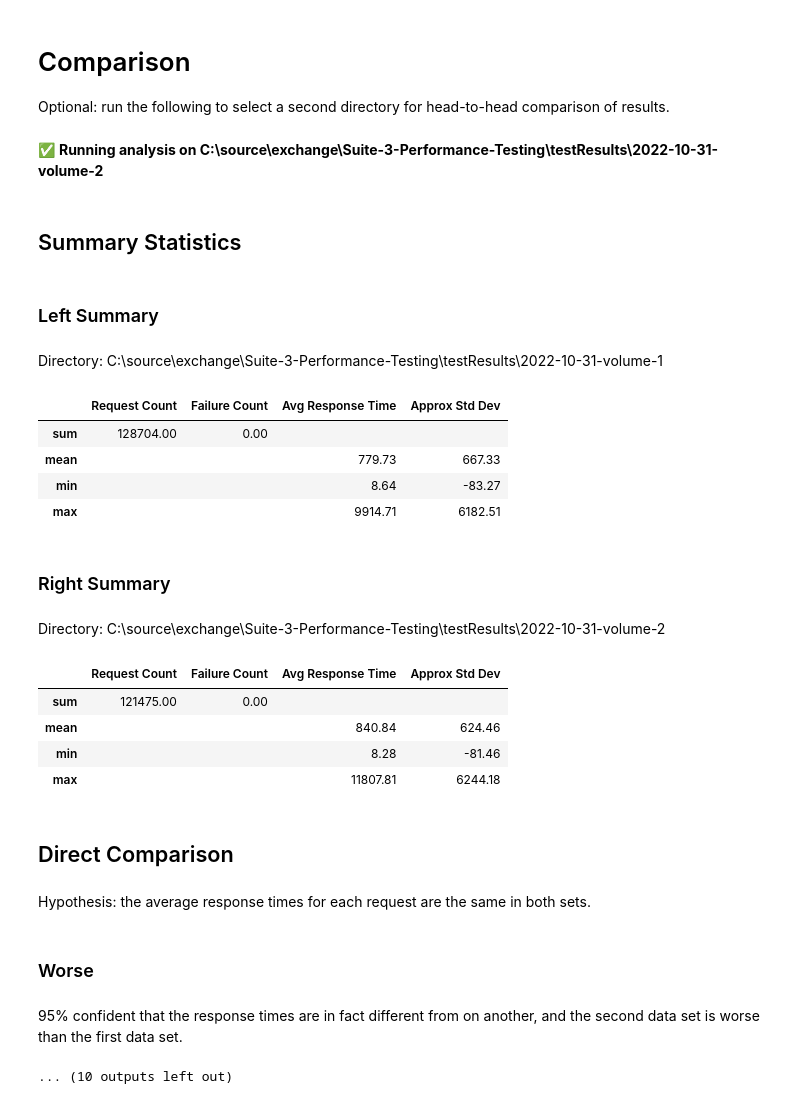
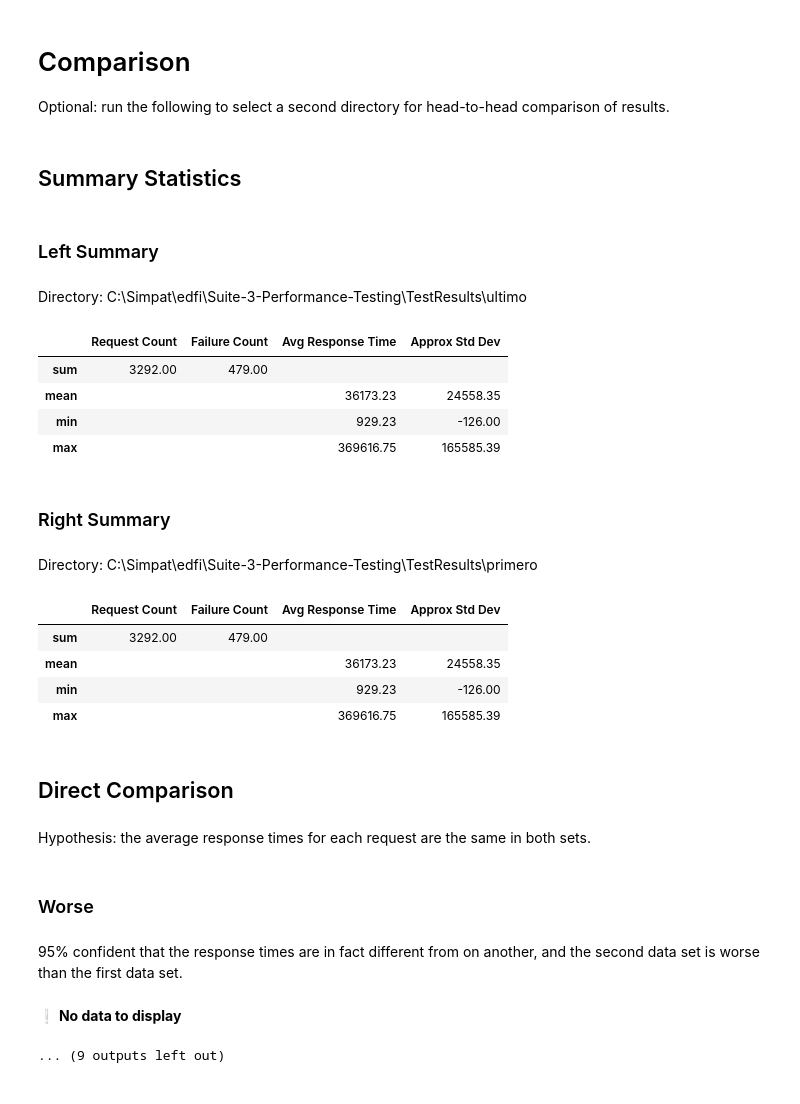
Before and after one commit to Ed-Fi-Exchange-OSS/Suite-3-Performance-Testing, a Jupyter notebook: src/perf-test-analyis/Volume Test Analysis.ipynb, the cells around one changed output. Cells and saved outputs as stored; diff of their text form; code cells hidden in the pictures.

```diff
--- a/src/perf-test-analyis/Volume Test Analysis.ipynb
+++ b/src/perf-test-analyis/Volume Test Analysis.ipynb
@@ -40,26 +66,26 @@ First ten failures
 
 Optional: run the following to select a second directory for head-to-head comparison of results.
 # %%
-run_comparison(results_dir, df_stats)
+run_comparison(results_dir, df_stats, compare_dir)
 # %% [output]
-✅ **Running analysis on C:\source\exchange\Suite-3-Performance-Testing\testResults\2022-10-31-volume-2**
+## Summary Statistics
-## Summary Statistics
+### Left Summary
-### Left Summary
+Directory: C:\Simpat\edfi\Suite-3-Performance-Testing\TestResults\ultimo
+|  | Request Count | Failure Count | Avg Response Time | Approx Std Dev |
+| sum | 3292.00 | 479.00 |  |  |
+| mean |  |  | 36173.23 | 24558.35 |
+| min |  |  | 929.23 | -126.00 |
+| max |  |  | 369616.75 | 165585.39 |
-Directory: C:\source\exchange\Suite-3-Performance-Testing\testResults\2022-10-31-volume-1
+### Right Summary
-|  | Request Count | Failure Count | Avg Response Time | Approx Std Dev |
-| sum | 128704.00 | 0.00 |  |  |
-| mean |  |  | 779.73 | 667.33 |
-| min |  |  | 8.64 | -83.27 |
-| max |  |  | 9914.71 | 6182.51 |
-### Right Summary
+Directory: C:\Simpat\edfi\Suite-3-Performance-Testing\TestResults\primero
+|  | Request Count | Failure Count | Avg Response Time | Approx Std Dev |
+| sum | 3292.00 | 479.00 |  |  |
+| mean |  |  | 36173.23 | 24558.35 |
+| min |  |  | 929.23 | -126.00 |
+| max |  |  | 369616.75 | 165585.39 |
-Directory: C:\source\exchange\Suite-3-Performance-Testing\testResults\2022-10-31-volume-2
+## Direct Comparison
-|  | Request Count | Failure Count | Avg Response Time | Approx Std Dev |
-| sum | 121475.00 | 0.00 |  |  |
-| mean |  |  | 840.84 | 624.46 |
-| min |  |  | 8.28 | -81.46 |
-| max |  |  | 11807.81 | 6244.18 |
-## Direct Comparison
+Hypothesis: the average response times for each request are the same in both sets.
-Hypothesis: the average response times for each request are the same in both sets.
+### Worse
-### Worse
+95% confident that the response times are in fact different from on another, and the second data set is worse than the first data set.
-95% confident that the response times are in fact different from on another, and the second data set is worse than the first data set.
+❕ **No data to display**
-... (10 outputs left out)
+... (9 outputs left out)
```
Also changed, not shown: parts of 3 cells of this notebook, 8 other files.
